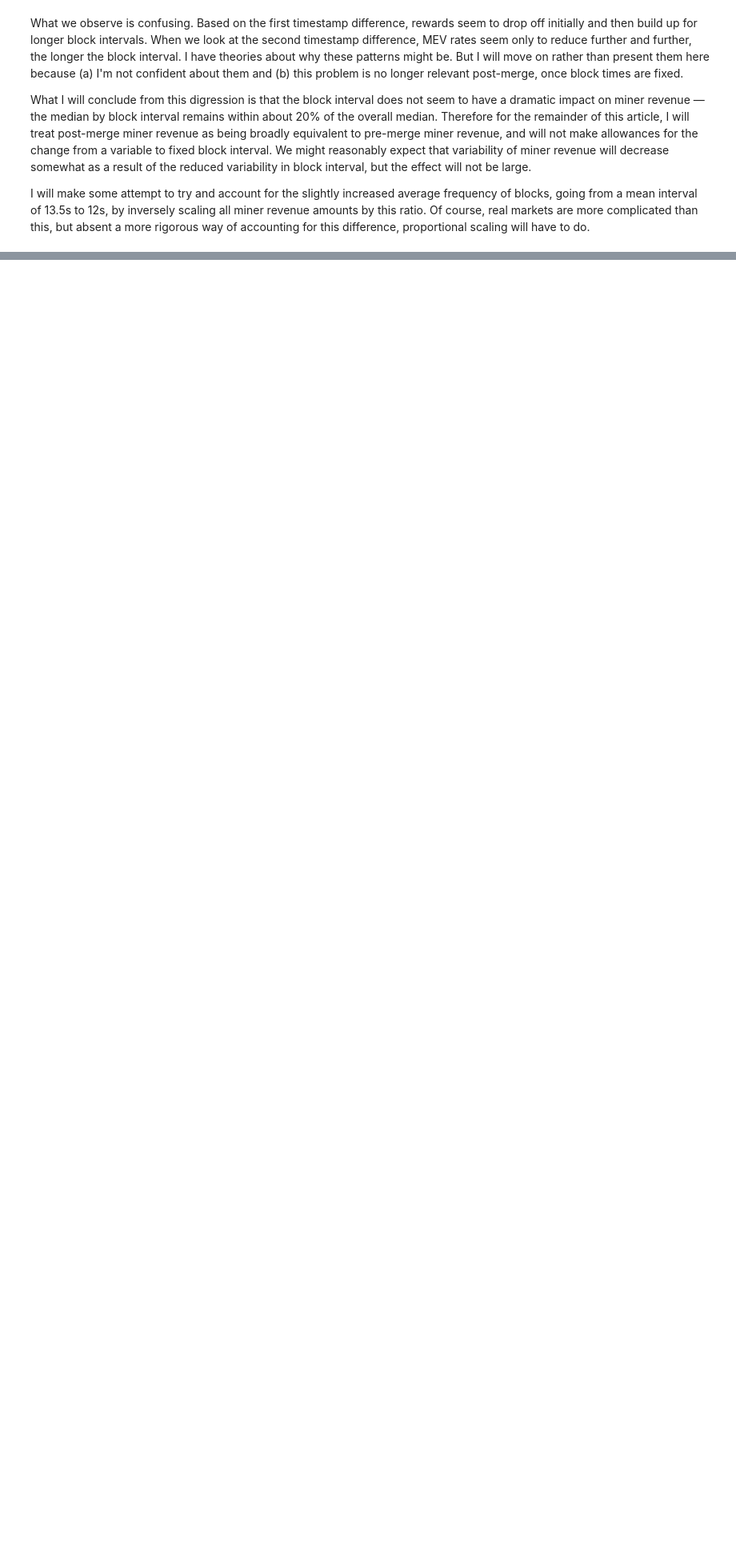
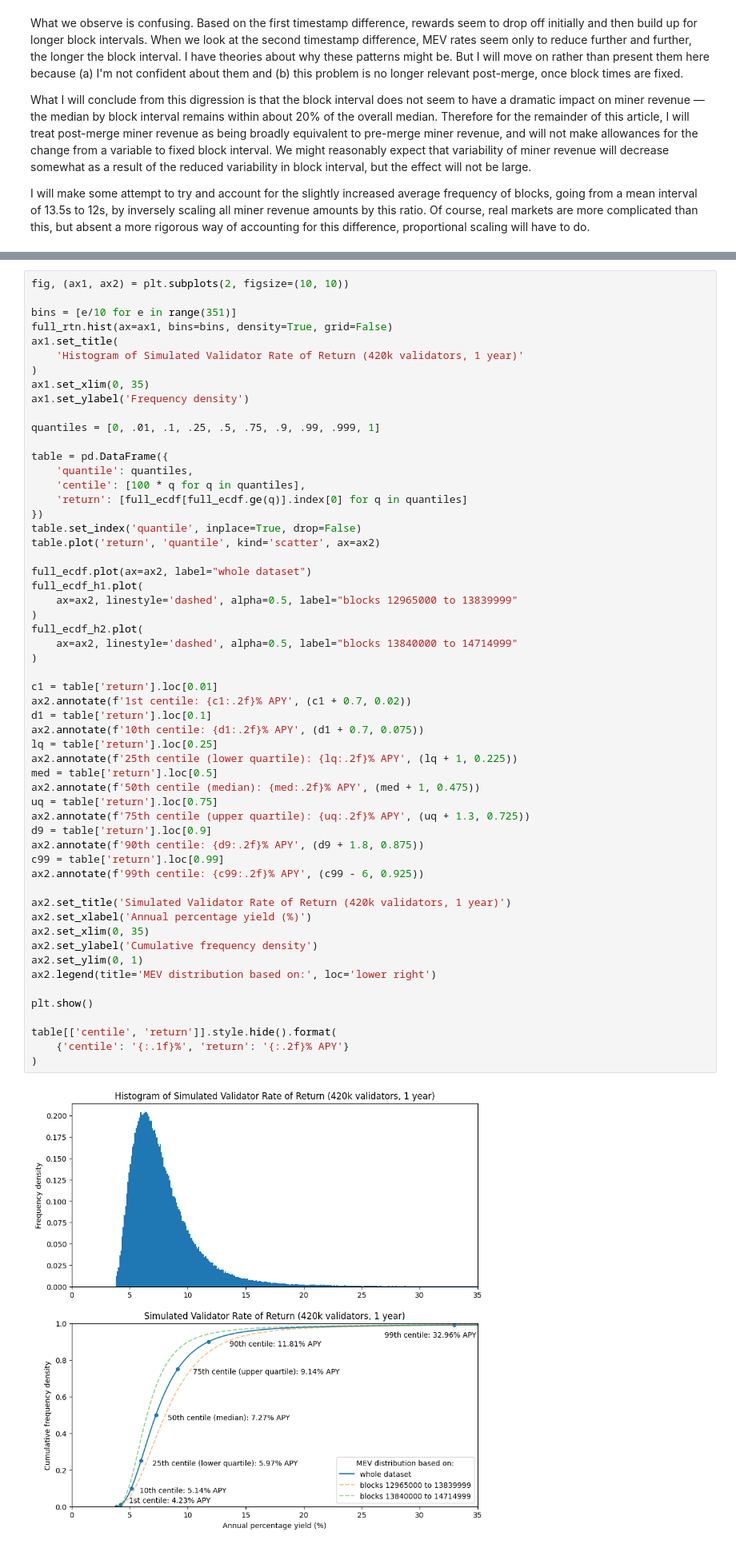
Before and after one commit to pintail-xyz/post-merge-mev, a Jupyter notebook: model-post-merge-returns.ipynb, the cells around one changed output, grey strips where cells are left out. Shown: that part at 80% size. Cells and saved outputs as stored; diff of their text form; blank space fills up the shorter version.

```diff
--- a/model-post-merge-returns.ipynb
+++ b/model-post-merge-returns.ipynb
@@ -428,0 +541,58 @@ table[['centile', 'return']].style.hide().format(
+# %%
+fig, (ax1, ax2) = plt.subplots(2, figsize=(10, 10))
+
+bins = [e/10 for e in range(351)]
+full_rtn.hist(ax=ax1, bins=bins, density=True, grid=False)
+ax1.set_title(
+    'Histogram of Simulated Validator Rate of Return (420k validators, 1 year)'
+)
+ax1.set_xlim(0, 35)
+ax1.set_ylabel('Frequency density')
+
+quantiles = [0, .01, .1, .25, .5, .75, .9, .99, .999, 1]
+
+table = pd.DataFrame({
+    'quantile': quantiles,
+    'centile': [100 * q for q in quantiles],
+    'return': [full_ecdf[full_ecdf.ge(q)].index[0] for q in quantiles]
+})
+table.set_index('quantile', inplace=True, drop=False)
+table.plot('return', 'quantile', kind='scatter', ax=ax2)
+
+full_ecdf.plot(ax=ax2, label="whole dataset")
+full_ecdf_h1.plot(
+    ax=ax2, linestyle='dashed', alpha=0.5, label="blocks 12965000 to 13839999"
+)
+full_ecdf_h2.plot(
+    ax=ax2, linestyle='dashed', alpha=0.5, label="blocks 13840000 to 14714999"
+)
+
+c1 = table['return'].loc[0.01]
+ax2.annotate(f'1st centile: {c1:.2f}% APY', (c1 + 0.7, 0.02))
+d1 = table['return'].loc[0.1]
+ax2.annotate(f'10th centile: {d1:.2f}% APY', (d1 + 0.7, 0.075))
+lq = table['return'].loc[0.25]
+ax2.annotate(f'25th centile (lower quartile): {lq:.2f}% APY', (lq + 1, 0.225))
+med = table['return'].loc[0.5]
+ax2.annotate(f'50th centile (median): {med:.2f}% APY', (med + 1, 0.475))
+uq = table['return'].loc[0.75]
+ax2.annotate(f'75th centile (upper quartile): {uq:.2f}% APY', (uq + 1.3, 0.725))
+d9 = table['return'].loc[0.9]
+ax2.annotate(f'90th centile: {d9:.2f}% APY', (d9 + 1.8, 0.875))
+c99 = table['return'].loc[0.99]
+ax2.annotate(f'99th centile: {c99:.2f}% APY', (c99 - 6, 0.925))
+
+ax2.set_title('Simulated Validator Rate of Return (420k validators, 1 year)')
+ax2.set_xlabel('Annual percentage yield (%)')
+ax2.set_xlim(0, 35)
+ax2.set_ylabel('Cumulative frequency density')
+ax2.set_ylim(0, 1)
+ax2.legend(title='MEV distribution based on:', loc='lower right')
+
+plt.show()
+
+table[['centile', 'return']].style.hide().format(
+    {'centile': '{:.1f}%', 'return': '{:.2f}% APY'}
+)
+# %% [output]
+[figure, added]
```
Also changed, not shown: parts of 35 cells of this notebook.
